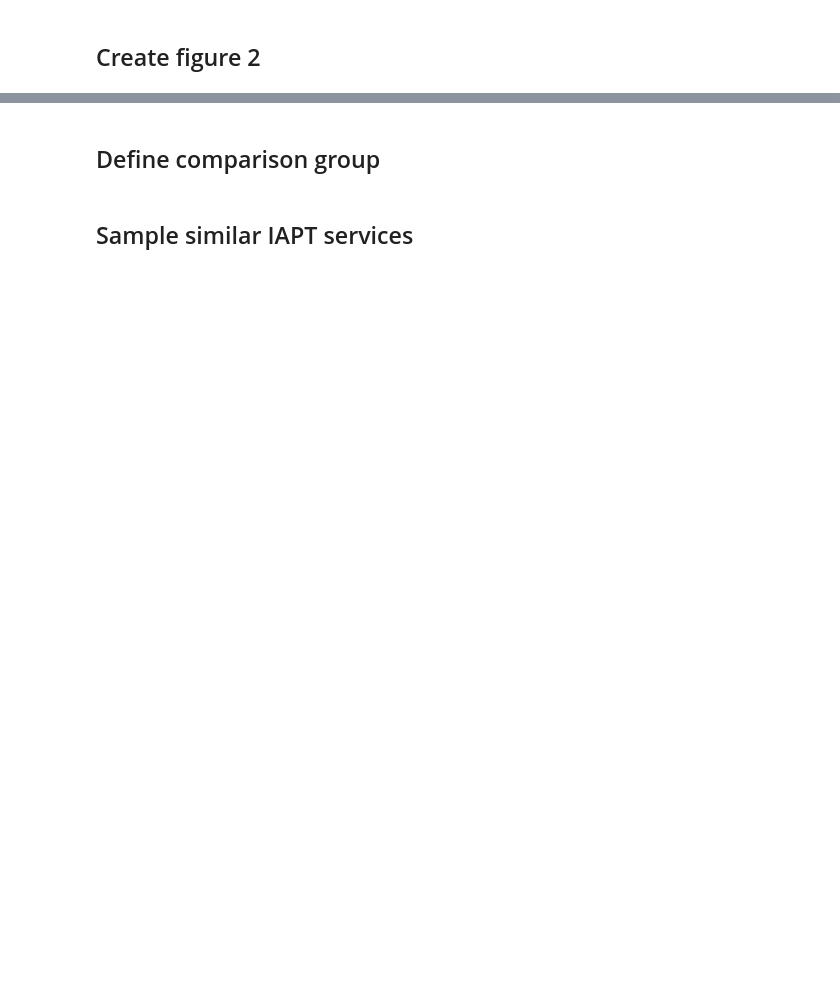
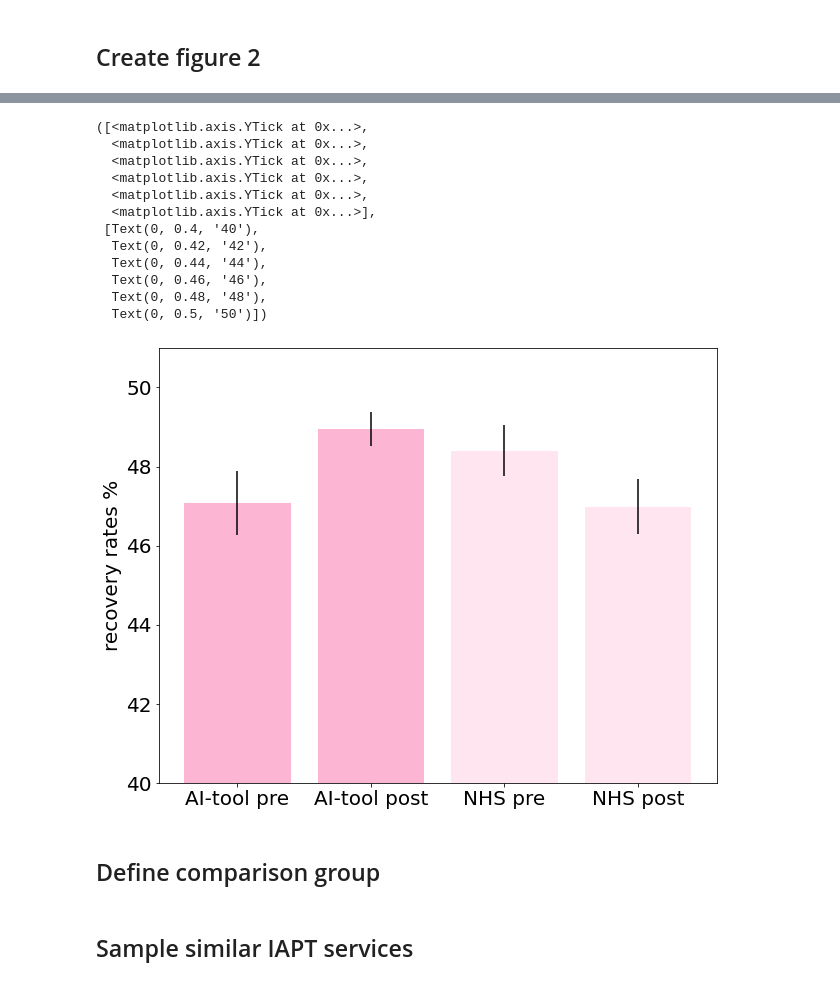
Before and after one commit to LimbicAI/limbic-NHSDigital-RecoveryRates, a Jupyter notebook: Analysis.ipynb, the cells around one changed output, grey strips where cells are left out. Cells and saved outputs as stored; diff of their text form; code cells hidden in the pictures; blank space fills up the shorter version.

```diff
--- a/Analysis.ipynb
+++ b/Analysis.ipynb
@@ -433,29 +455,43 @@ error_NHS=[results_pre_post_NHS.std(axis=0)[0]/math.sqrt(len(results_pre_post_NH
 # %%
 import matplotlib.pyplot as plt
 fig, ax = plt.subplots(figsize=(10, 8))
 
-plt.bar([2,3], [recovery_NHS_before, recovery_NHS_after],yerr=error_NHS)
-plt.bar([0,1], [recovery_limbic_before, recovery_limbic_after],yerr=error_Limbic)
+plt.bar([2,3], [recovery_NHS_before, recovery_NHS_after],yerr=error_NHS, color=(255/255,229/255,240/255) )
+plt.bar([0,1], [recovery_limbic_before, recovery_limbic_after],yerr=error_Limbic, color=(252/255,182/255,211/255))
 
 # plt.ylim([.4, .5])
 # plt.ylabel('recovery rates %', fontsize=20)
 
 plt.xticks([0,1,2,3], ['AI-tool pre', 'AI-tool post', 'NHS pre', 'NHS post'], fontsize=20)
 
 plt.ylim(.45, .51)
 plt.ylabel('recovery rates %', fontsize=20)
 plt.yticks([.4, .42, .44,.46, .48, .50], ['40','42', '44', '46', '48', '50'], fontsize=20)
 
 
 # image_format = 'svg' # e.g .png, .svg, etc.
 # image_name = folder_figures_save+'interaction.svg'
 
 # fig.savefig(image_name, format=image_format, dpi=1200)
 
 
 # image_format = 'png' # e.g .png, .svg, etc.
 # image_name = folder_figures_save+'Figure2.png'
 # fig.savefig(image_name, format=image_format, dpi=1200)
+# %% [output]
+([<matplotlib.axis.YTick at 0x...>,
+  <matplotlib.axis.YTick at 0x...>,
+  <matplotlib.axis.YTick at 0x...>,
+  <matplotlib.axis.YTick at 0x...>,
+  <matplotlib.axis.YTick at 0x...>,
+  <matplotlib.axis.YTick at 0x...>],
+ [Text(0, 0.4, '40'),
+  Text(0, 0.42, '42'),
+  Text(0, 0.44, '44'),
+  Text(0, 0.46, '46'),
+  Text(0, 0.48, '48'),
+  Text(0, 0.5, '50')])
+[figure, added]
 # %% [markdown]
 ## Define comparison group
 # %%
```
Also changed, not shown: parts of 14 cells of this notebook, 1 other file.
